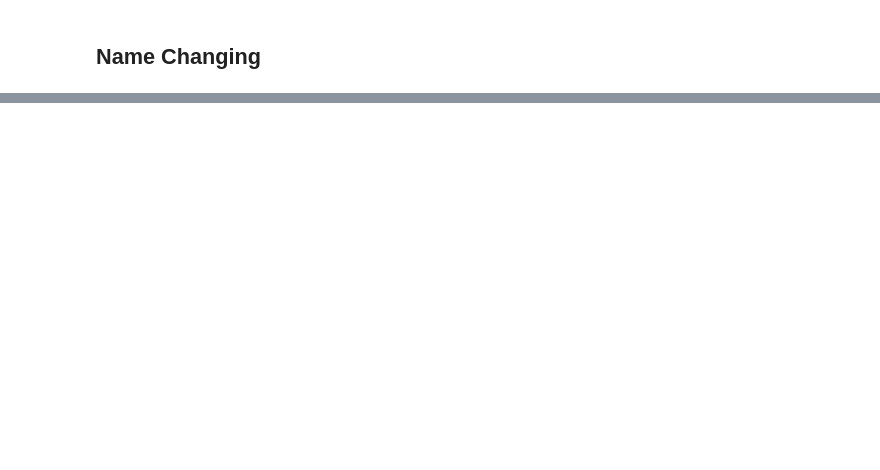
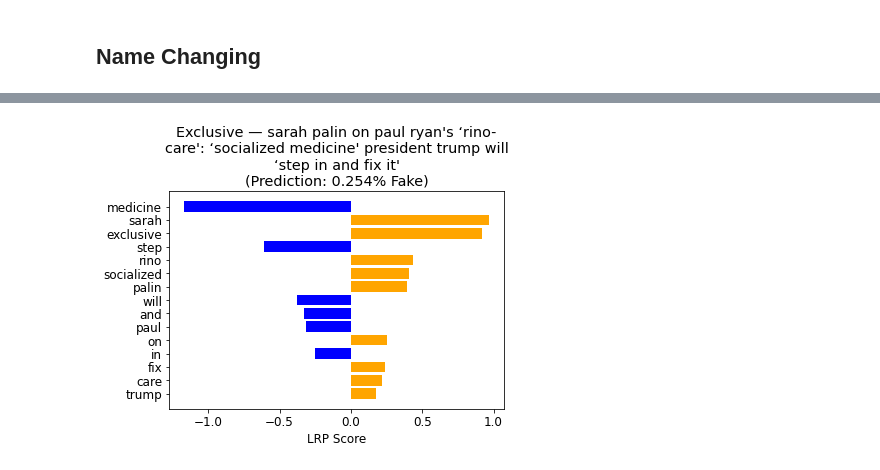
Before and after one commit to ljyflores/fake-news-adversarial-benchmark, a Jupyter notebook: fakebert_tfidf.ipynb, the cells around one changed output, grey strips where cells are left out. Cells and saved outputs as stored; diff of their text form; code cells hidden in the pictures; blank space fills up the shorter version.

```diff
--- a/fakebert_tfidf.ipynb
+++ b/fakebert_tfidf.ipynb
@@ -383,0 +414,4 @@ for i in range(len(vals_pos)):
+# %%
+explain(corpus_trump[np.where(vals_trump>0)[0][10]], 15)
+# %% [output]
+[figure, added]
```
Also changed, not shown: parts of 34 cells of this notebook, 6 other files.
